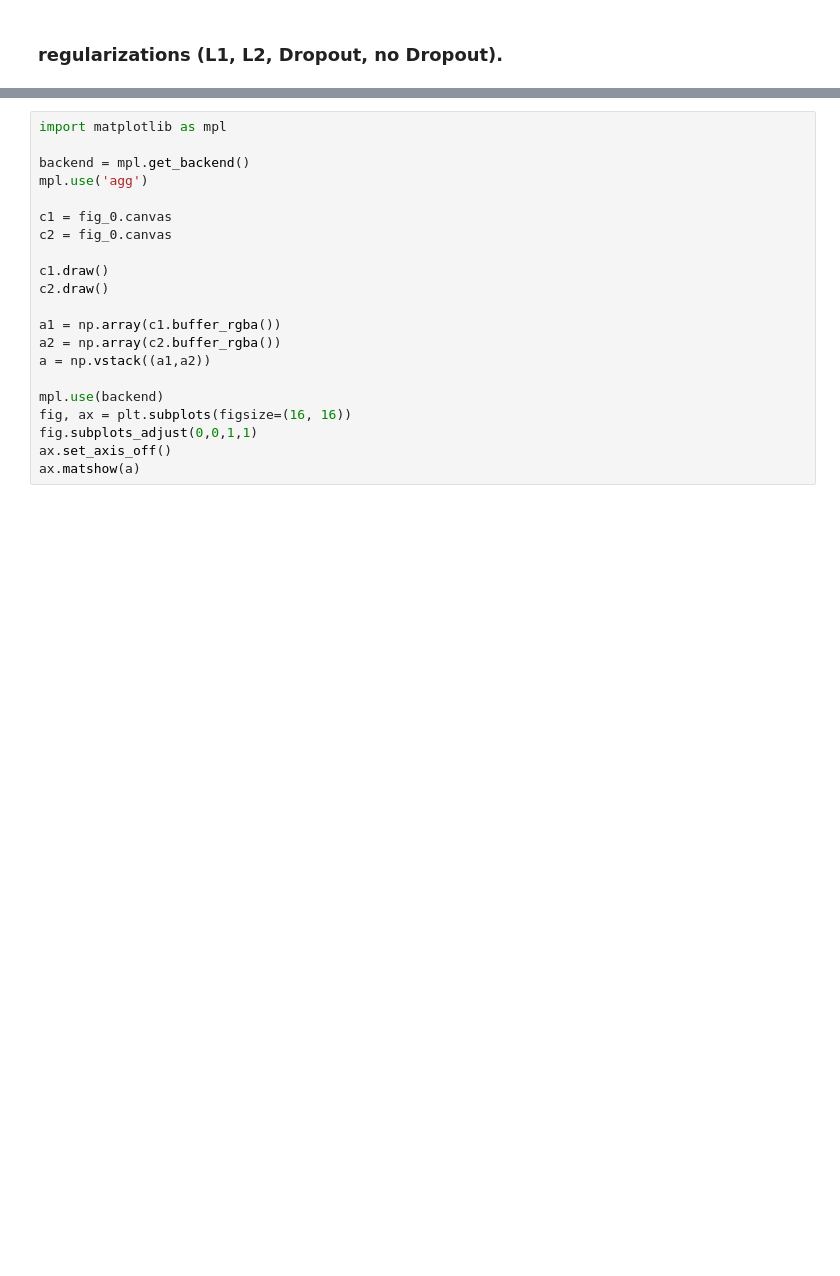
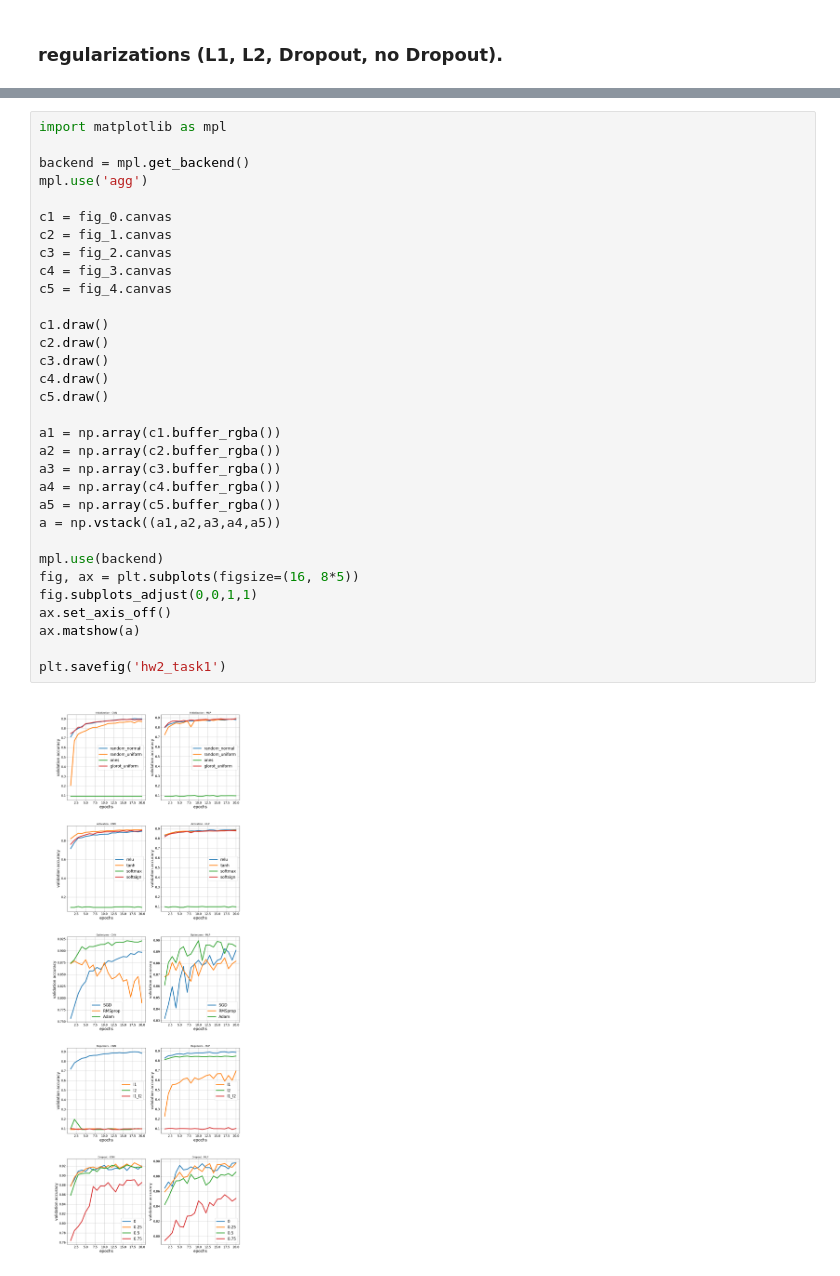
Before and after one commit to n0rdp0l/DeepLearning, a Jupyter notebook: Assignment_2/Question_1_Final.ipynb, the cells around one changed output, grey strips where cells are left out. Saved outputs shown, nothing was run; the diff lists cells and outputs as text; blank space fills up the shorter version.

```diff
--- a/Assignment_2/Question_1_Final.ipynb
+++ b/Assignment_2/Question_1_Final.ipynb
@@ -511,21 +488,34 @@ ax_4[1].grid()
 # %%
 import matplotlib as mpl
 
 backend = mpl.get_backend()
 mpl.use('agg')
 
 c1 = fig_0.canvas
-c2 = fig_0.canvas
+c2 = fig_1.canvas
+c3 = fig_2.canvas
+c4 = fig_3.canvas
+c5 = fig_4.canvas
 
 c1.draw()
 c2.draw()
+c3.draw()
+c4.draw()
+c5.draw()
 
 a1 = np.array(c1.buffer_rgba())
 a2 = np.array(c2.buffer_rgba())
-a = np.vstack((a1,a2))
+a3 = np.array(c3.buffer_rgba())
+a4 = np.array(c4.buffer_rgba())
+a5 = np.array(c5.buffer_rgba())
+a = np.vstack((a1,a2,a3,a4,a5))
 
 mpl.use(backend)
-fig, ax = plt.subplots(figsize=(16, 16))
+fig, ax = plt.subplots(figsize=(16, 8*5))
 fig.subplots_adjust(0,0,1,1)
 ax.set_axis_off()
 ax.matshow(a)
+
+plt.savefig('hw2_task1')
+# %% [output]
+[figure, added]
```
Also changed, not shown: parts of 11 cells of this notebook, 1 other file.
